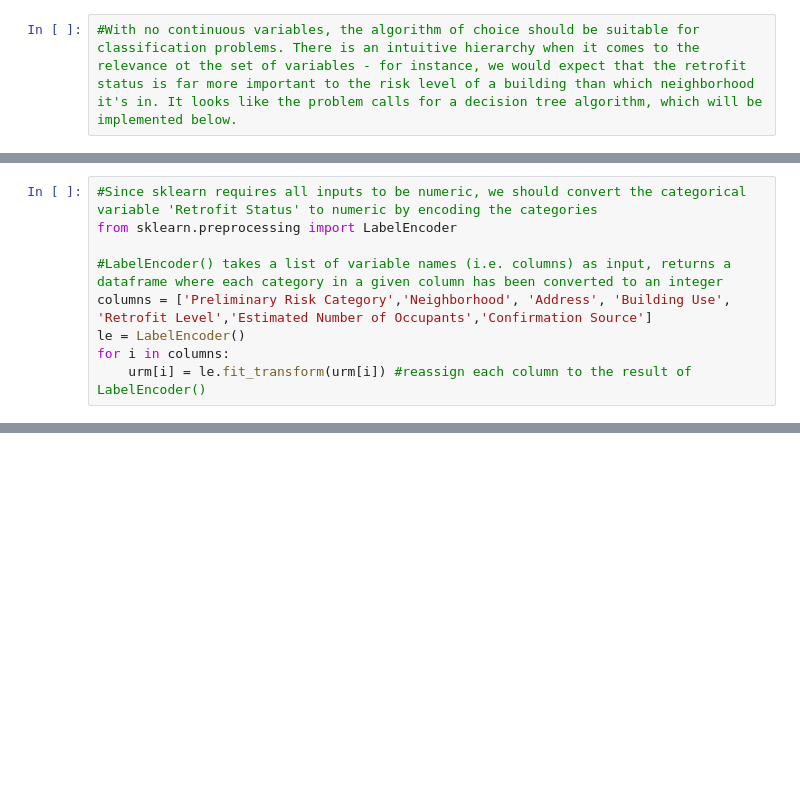
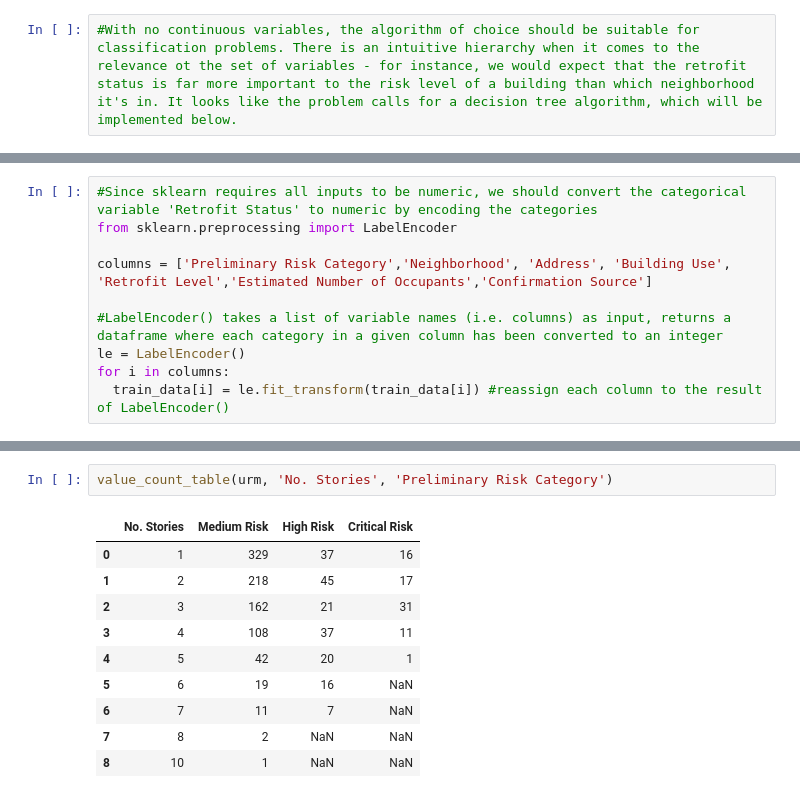
Before and after one commit to Brent-Graner/Seattle_URM_Schools, a Jupyter notebook: Seattle_URM_Schools.ipynb, the cells around one changed output, grey strips where cells are left out. Drawn from its saved outputs; the diff is of its cells as text; blank space fills up the shorter version.

```diff
--- a/Seattle_URM_Schools.ipynb
+++ b/Seattle_URM_Schools.ipynb
@@ -244,11 +315,12 @@ Name: Retrofit Level, dtype: int64
 #Since sklearn requires all inputs to be numeric, we should convert the categorical variable 'Retrofit Status' to numeric by encoding the categories
 from sklearn.preprocessing import LabelEncoder
 
+columns = ['Preliminary Risk Category','Neighborhood', 'Address', 'Building Use', 'Retrofit Level','Estimated Number of Occupants','Confirmation Source']
+
 #LabelEncoder() takes a list of variable names (i.e. columns) as input, returns a dataframe where each category in a given column has been converted to an integer
-columns = ['Preliminary Risk Category','Neighborhood', 'Address', 'Building Use', 'Retrofit Level','Estimated Number of Occupants','Confirmation Source']
 le = LabelEncoder()
 for i in columns:
-    urm[i] = le.fit_transform(urm[i]) #reassign each column to the result of LabelEncoder()
+  train_data[i] = le.fit_transform(train_data[i]) #reassign each column to the result of LabelEncoder()
 # %%
 #Check to see that relevant data columns are numeric values
 urm.dtypes
@@ -342,0 +467,13 @@ DecisionTreeClassifier(class_weight=None, criterion='gini', max_depth=None,
+# %%
+value_count_table(urm, 'No. Stories', 'Preliminary Risk Category')
+# %% [output]
+|  | No. Stories | Medium Risk | High Risk | Critical Risk |
+| 0 | 1 | 329 | 37 | 16 |
+| 1 | 2 | 218 | 45 | 17 |
+| 2 | 3 | 162 | 21 | 31 |
+| 3 | 4 | 108 | 37 | 11 |
+| 4 | 5 | 42 | 20 | 1 |
+| 5 | 6 | 19 | 16 | NaN |
+| 6 | 7 | 11 | 7 | NaN |
+| 7 | 8 | 2 | NaN | NaN |
+| 8 | 10 | 1 | NaN | NaN |
```
Also changed, not shown: parts of 33 cells of this notebook.
